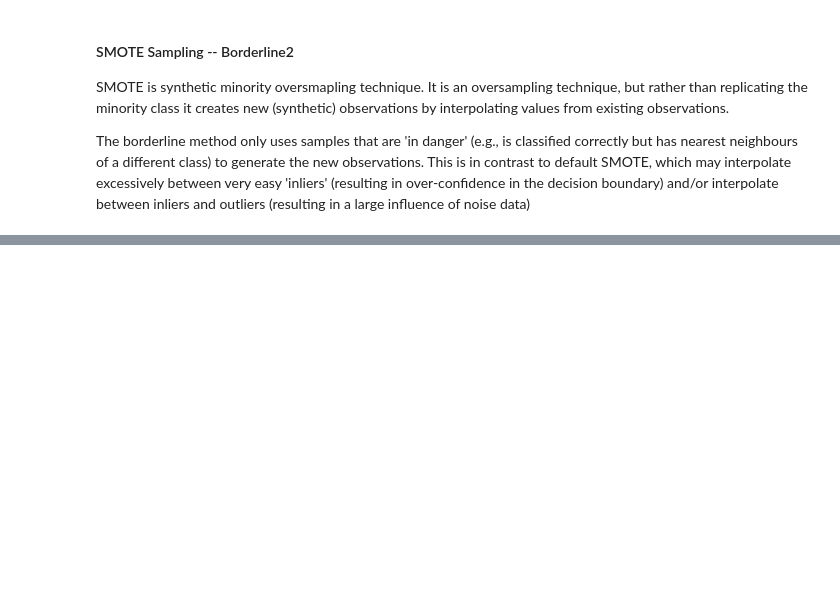
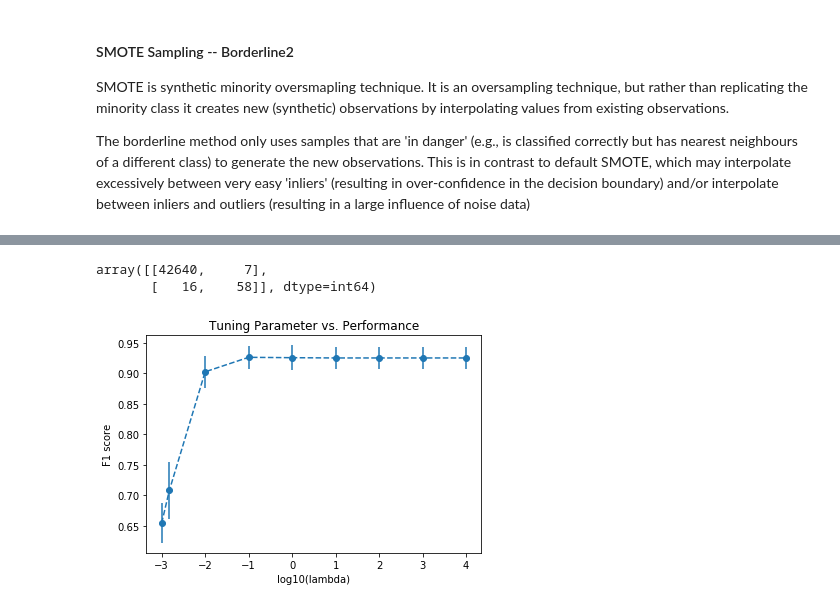
Before and after one commit to pan-alex/Credit_Fraud-kaggle, a Jupyter notebook: Credit_Fraud_1.ipynb, the cells around one changed output, grey strips where cells are left out. Saved outputs shown, nothing was run; the diff lists cells and outputs as text; code cells hidden in the pictures; blank space fills up the shorter version.

```diff
--- a/Credit_Fraud_1.ipynb
+++ b/Credit_Fraud_1.ipynb
@@ -293,0 +492,9 @@ plot_precision_recall(clf_log_smote_svm.decision_function(credit_dev_x), credit_
+# %%
+# Perform a L1 penalized logistics regression grid search for lambda
+# Keep the same parameters as the undersampled model.
+clf_log_nosample = auto_grid_search_clf(x_train=credit_train_cut_x,
+                                     y_train=credit_train_cut_y,
+                                     parameter_grid=param_grid,
+                                     x_test=credit_dev_x,
+                                     y_test=credit_dev_y,
+                                     metrics=scores)
@@ -293,0 +520,14 @@ plot_precision_recall(clf_log_smote_svm.decision_function(credit_dev_x), credit_
+# %%
+## Confusion matrix
+confusion_matrix(credit_dev_y, clf_log_nosample.predict(credit_dev_x))
+# %% [output]
+array([[42640,     7],
+       [   16,    58]], dtype=int64)
+# %%
+## Plot Performance vs. lambda
+plot_train_error(pd.Series(np.log10(param_grid[0]['C'])),
+                 clf_log_nosample.cv_results_['mean_test_score'],
+                 error=clf_log_nosample.cv_results_['std_test_score'],
+                 xlab = 'log10(lambda)')
+# %% [output]
+[figure, added]
```
Also changed, not shown: parts of 44 cells of this notebook, 1 other file.
